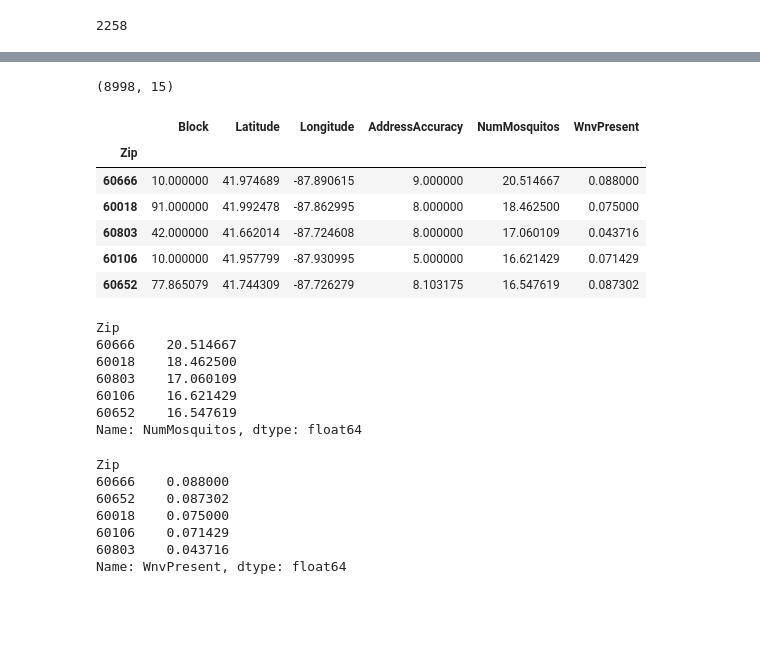
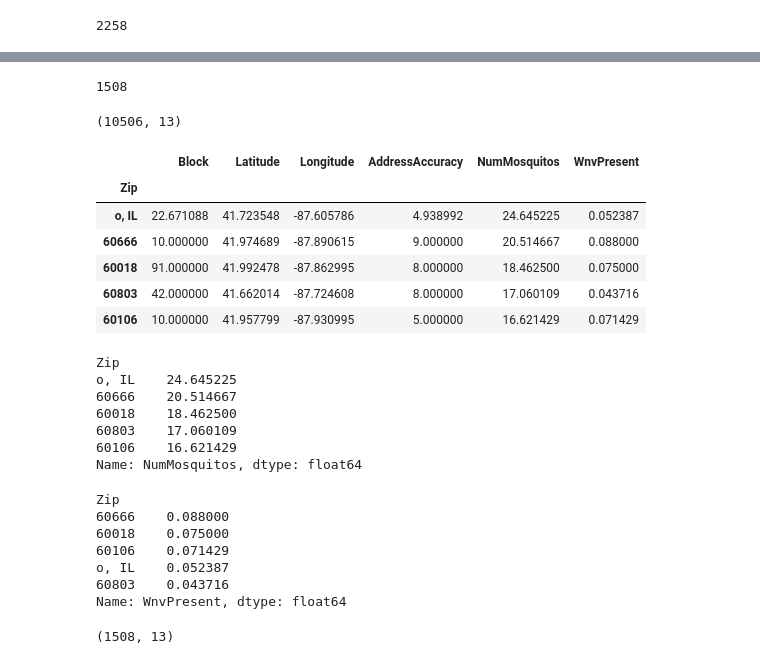
Before and after one commit to austinlasseter/West_Nile_Virus_032108, a Jupyter notebook: Austin/archive/Looking at Zip Codes.ipynb, the cells around one changed output, grey strips where cells are left out. Drawn from its saved outputs; the diff is of its cells as text; code cells hidden in the pictures; blank space fills up the shorter version.

```diff
--- a/Austin/archive/Looking at Zip Codes.ipynb
+++ b/Austin/archive/Looking at Zip Codes.ipynb
@@ -57,39 +49,46 @@ o, IL    1508
 Name: Zip, dtype: int64
 # %%
-readings=readings[readings['Zip']!='o, IL']
+len(readings[readings['Zip']=='o, IL'])
+# %% [output]
+1508
 # %%
 readings.shape
 # %% [output]
-(8998, 15)
+(10506, 13)
 # %%
-zipcodes=readings.groupby(['Zip']).mean().sort_values(['NumMosquitos'], ascending=False).head()
+bad_zipcodes=readings.groupby(['Zip']).mean().sort_values(['NumMosquitos'], ascending=False).head()
 # %%
-zipcodes.head()
+bad_zipcodes.head()
 # %% [output]
 |  | Block | Latitude | Longitude | AddressAccuracy | NumMosquitos | WnvPresent |
 | Zip |  |  |  |  |  |  |
+| o, IL | 22.671088 | 41.723548 | -87.605786 | 4.938992 | 24.645225 | 0.052387 |
 | 60666 | 10.000000 | 41.974689 | -87.890615 | 9.000000 | 20.514667 | 0.088000 |
 | 60018 | 91.000000 | 41.992478 | -87.862995 | 8.000000 | 18.462500 | 0.075000 |
 | 60803 | 42.000000 | 41.662014 | -87.724608 | 8.000000 | 17.060109 | 0.043716 |
 | 60106 | 10.000000 | 41.957799 | -87.930995 | 5.000000 | 16.621429 | 0.071429 |
-| 60652 | 77.865079 | 41.744309 | -87.726279 | 8.103175 | 16.547619 | 0.087302 |
 # %%
-zipcodes['NumMosquitos'].sort_values(ascending=False)
+bad_zipcodes['NumMosquitos'].sort_values(ascending=False)
 # %% [output]
 Zip
+o, IL    24.645225
 60666    20.514667
 60018    18.462500
 60803    17.060109
 60106    16.621429
-60652    16.547619
 Name: NumMosquitos, dtype: float64
 # %%
-zipcodes['WnvPresent'].sort_values(ascending=False)
+bad_zipcodes['WnvPresent'].sort_values(ascending=False)
 # %% [output]
 Zip
 60666    0.088000
-60652    0.087302
 60018    0.075000
 60106    0.071429
+o, IL    0.052387
 60803    0.043716
 Name: WnvPresent, dtype: float64
+# %%
+bad_zipcodes=readings[readings['Zip']=='o, IL']
+bad_zipcodes.shape
+# %% [output]
+(1508, 13)
```
Also changed, not shown: parts of 13 cells of this notebook.
